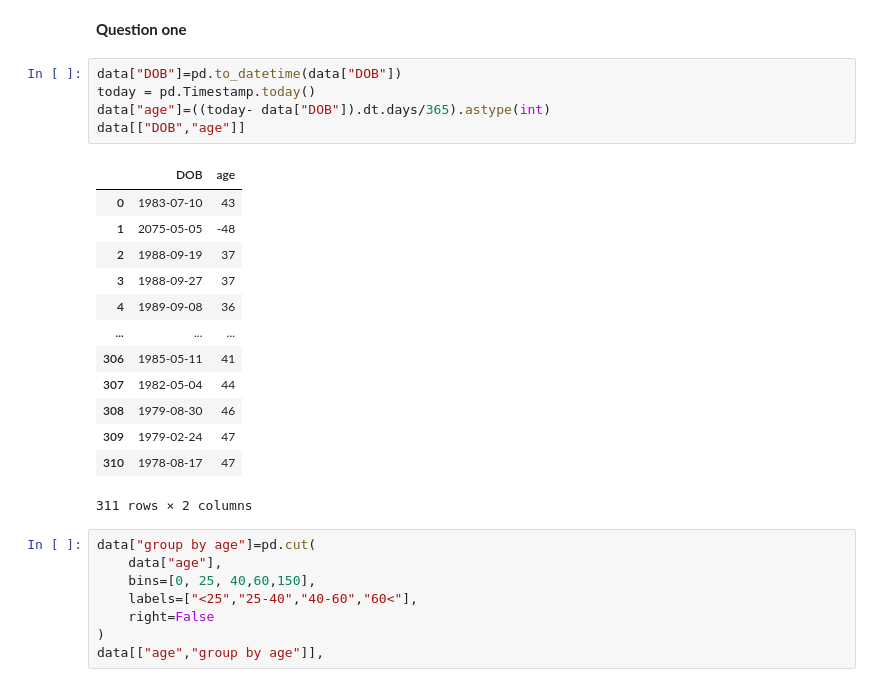
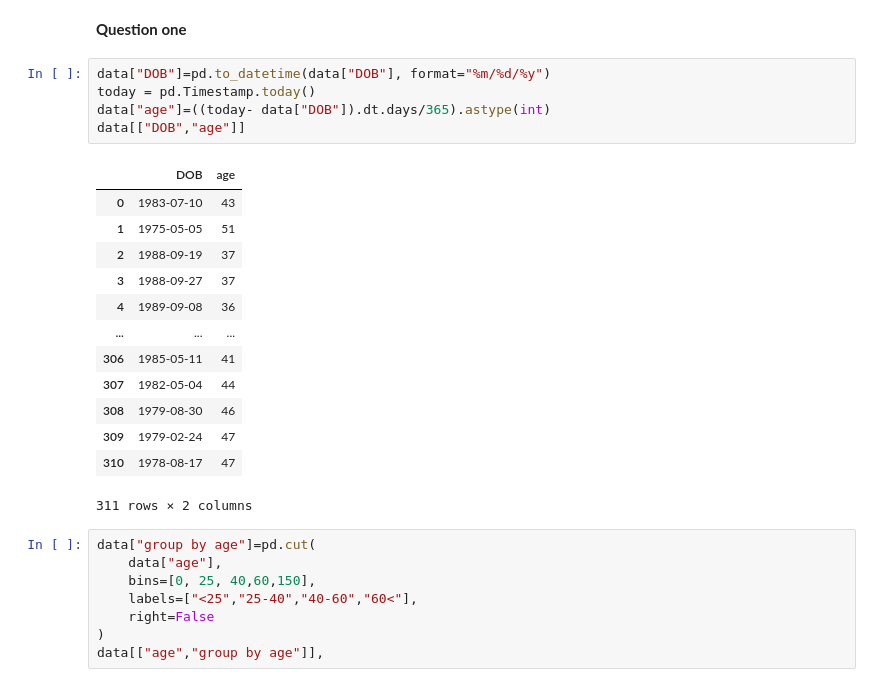
Before and after one commit to tarannommoghimi/python-notebook, a Jupyter notebook: TarannomMoghimi-HW-L02-02-statistics.ipynb, the cells around one changed output. Saved outputs shown, nothing was run; the diff lists cells and outputs as text.

```diff
--- a/TarannomMoghimi-HW-L02-02-statistics.ipynb
+++ b/TarannomMoghimi-HW-L02-02-statistics.ipynb
@@ -22,14 +22,14 @@ data
 # %% [markdown]
 **Question one**
 # %%
-data["DOB"]=pd.to_datetime(data["DOB"])
+data["DOB"]=pd.to_datetime(data["DOB"], format="%m/%d/%y")
 today = pd.Timestamp.today()
 data["age"]=((today- data["DOB"]).dt.days/365).astype(int)
 data[["DOB","age"]]
 # %% [output]
 |  | DOB | age |
 | 0 | 1983-07-10 | 43 |
-| 1 | 2075-05-05 | -48 |
+| 1 | 1975-05-05 | 51 |
 | 2 | 1988-09-19 | 37 |
 | 3 | 1988-09-27 | 37 |
 | 4 | 1989-09-08 | 36 |
```
Also changed, not shown: parts of 2 cells of this notebook, 1 other file.
